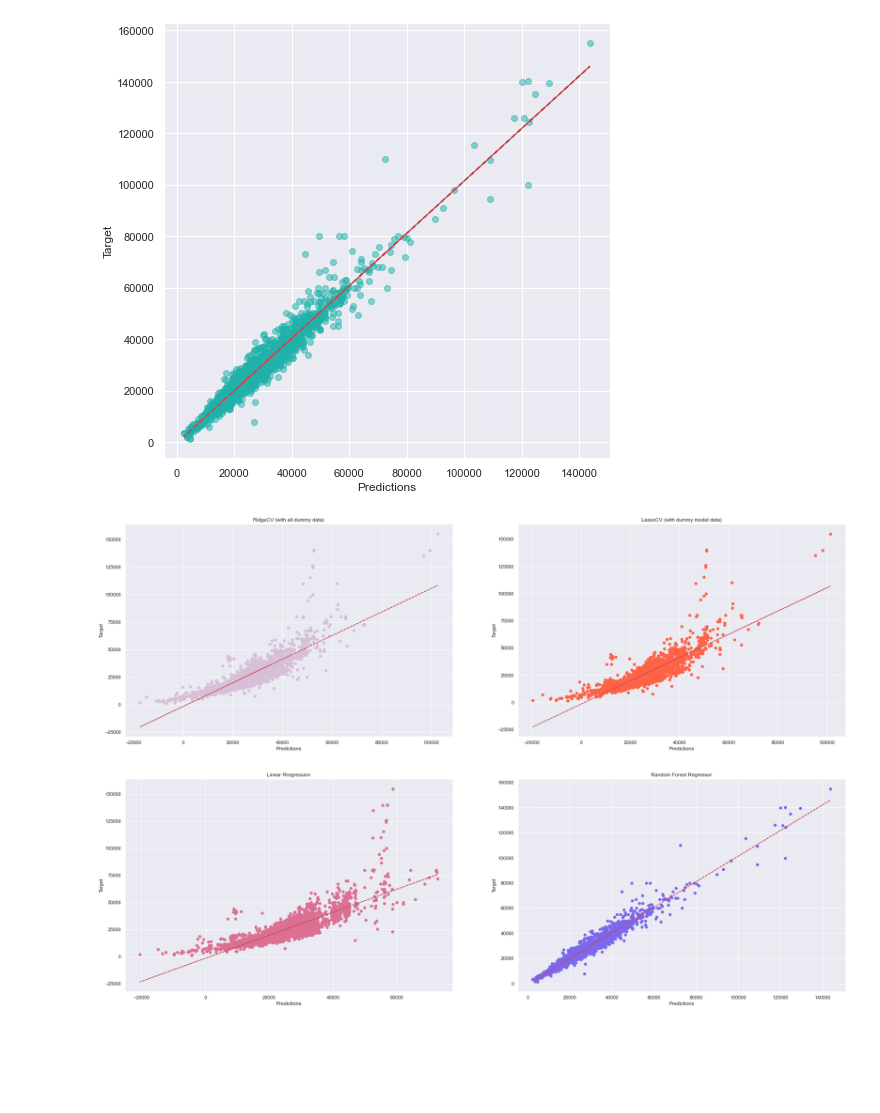
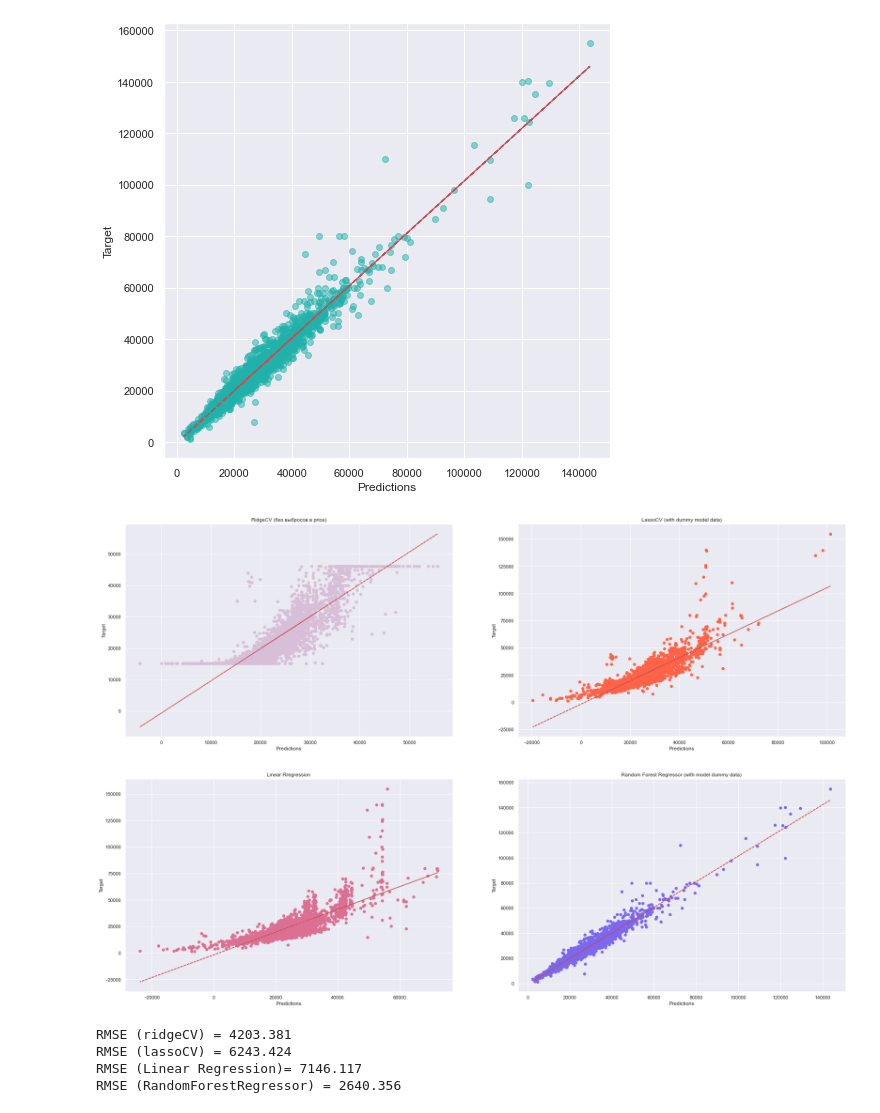
Before and after one commit to anasatasiyazyamzina/AID_2021, a Jupyter notebook: 3/Hometask 3 - Car price prediction.ipynb, the cells around one changed output. Cells and saved outputs as stored; diff of their text form; code cells hidden in the pictures; blank space fills up the shorter version.

```diff
--- a/3/Hometask 3 - Car price prediction.ipynb
+++ b/3/Hometask 3 - Car price prediction.ipynb
@@ -108,9 +129,9 @@ from sklearn.preprocessing import StandardScaler
 
 from sklearn.model_selection import train_test_split
 # %%
-X, Y = auto_data.drop(['price', 'model','transmission','fuelType'], axis=1), auto_data['price']
+X, Y = auto_data.drop(['price', 'model','transmission','fuelType','tax','mpg'], axis=1), auto_data['price']
 # %%
-X_train, X_test, Y_train, Y_test = train_test_split(X, Y, test_size=0.3, random_state=10)
+X_train, X_test, Y_train, Y_test_simpleR = train_test_split(X, Y, test_size=0.3, random_state=10)
 # %%
 X_train
 # %% [output]
@@ -414,7 +443,7 @@ print (f'RMSE = {round(metrics.mean_squared_error(Y_test, predictions_ridge, squ
 # %% [output]
 RMSE = 6007.52
 # %%
-alphas = np.linspace(1, 20, 100)
+alphas = np.linspace(1, 20, 1000)
 model_ridgeCV = RidgeCV(alphas=alphas)
 
 model_ridgeCV.fit(X_train_scaled, Y_train)
@@ -442,20 +458,15 @@ plt.scatter(model_ridgeCV.predict(X_test_scaled), Y_test)
 auto_data_dummy['price'] = auto_data_dummy.price.clip(lower=auto_data_dummy.price.quantile(0.15), upper=auto_data_dummy.price.quantile(0.95))
 
 X, Y = auto_data_dummy.drop(['price'], axis=1), auto_data_dummy['price']
-X_train, X_test, Y_train, Y_test = train_test_split(X, Y, test_size=0.3, random_state = 10)
+X_train, X_test, Y_train, Y_test_ridgeCV = train_test_split(X, Y, test_size=0.3, random_state = 10)
 X_train_scaled = std_scaler.fit_transform(X_train)
 X_test_scaled = std_scaler.transform(X_test)
-print (f'RMSE (ridge) = {round(metrics.mean_squared_error(Y_test,model_ridge.predict(X_test_scaled), squared=False), 3)}')
-print (f'RMSE (ridge_CV) = {round(metrics.mean_squared_error(Y_test,model_ridge.predict(X_test_scaled), squared=False), 3)}')
 
+s = np.linspace(1, 20, 100)
+model_ridgeCV = RidgeCV(alphas=alphas)
 
+model_ridgeCV.fit(X_train_scaled, Y_train)
+predictions_ridgeCV = model_ridgeCV.predict(X_test_scaled)
 
-plt.figure(figsize=(20,19))
-
-plt.subplot(321)
-plt.scatter(model_ridge.predict(X_test_scaled), Y_test, color='#ffb6c1')
-
-
-plt.subplot(322)
-plt.scatter(model_ridgeCV.predict(X_test_scaled), Y_test)
+print (f'RMSE = {round(metrics.mean_squared_error(Y_test_ridgeCV, predictions_ridgeCV, squared=False), 3)}')
 # %% [output]
@@ -551,36 +554,46 @@ plt.plot(predictions,p(predictions),"r--")
 # %%
 fig = plt.figure(figsize=(30, 20))
 
 ax = fig.add_subplot(2,2,1)
 ax2 = fig.add_subplot(2,2,2)
 ax3 = fig.add_subplot(2,2,3)
 ax4 = fig.add_subplot(2,2,4)
 
-ax.scatter(predictions_ridgeCV, Y_test ,color='#D8BFD8')
-ax.set(title='RidgeCV (with all dummy data)',ylabel="Target", xlabel="Predictions")
-z = np.polyfit(predictions_ridgeCV, Y_test, 1)
+ax.scatter(predictions_ridgeCV, Y_test_ridgeCV ,color='#D8BFD8')
+ax.set(title='RidgeCV (без выбросов в price)',ylabel="Target", xlabel="Predictions")
+z = np.polyfit(predictions_ridgeCV, Y_test_ridgeCV, 1)
 p = np.poly1d(z)
 ax.plot(predictions_ridgeCV,p(predictions_ridgeCV),"r--")
 
 
-ax2.scatter(predictions_lassoCV, Y_test,color='#FF6347')
+ax2.scatter(predictions_lassoCV, Y_test_lassoCV,color='#FF6347')
 ax2.set(title='LassoCV (with dummy model data)',ylabel="Target", xlabel="Predictions")
-z = np.polyfit(predictions_lassoCV, Y_test, 1)
+z = np.polyfit(predictions_lassoCV, Y_test_lassoCV, 1)
 p = np.poly1d(z)
 ax2.plot(predictions_lassoCV,p(predictions_lassoCV),"r--")
 
-ax3.scatter(simple_LR_predictions,Y_test, color='#DB7093')
+ax3.scatter(simple_LR_predictions,Y_test_simpleR, color='#DB7093')
 ax3.set(title='Linear Rregression',ylabel="Target", xlabel="Predictions")
-z = np.polyfit(simple_LR_predictions, Y_test, 1)
+z = np.polyfit(simple_LR_predictions, Y_test_simpleR, 1)
 p = np.poly1d(z)
 ax3.plot(simple_LR_predictions,p(simple_LR_predictions),"r--")
 
 ax4.scatter(predictions, Y_test,color='#7B68EE')
-ax4.set(title='Random Forest Regressor',ylabel="Target", xlabel="Predictions")
+ax4.set(title='Random Forest Regressor (with model dummy data)',ylabel="Target", xlabel="Predictions")
 z = np.polyfit(predictions, Y_test, 1)
 p = np.poly1d(z)
 ax4.plot(predictions,p(predictions),"r--")
 
 plt.show()
 # %% [output]
-[figure, old version]
+[figure, new version]
+# %%
+print (f'RMSE (ridgeCV) = {round(metrics.mean_squared_error(Y_test_ridgeCV, predictions_ridgeCV, squared=False), 3)}')
+print (f'RMSE (lassoCV) = {round(metrics.mean_squared_error(Y_test_lassoCV,predictions_lassoCV, squared=False), 3)}')
+print (f'RMSE (Linear Regression)= {round(metrics.mean_squared_error(Y_test_simpleR, simple_LR_predictions,squared=False), 3)}')
+print (f'RMSE (RandomForestRegressor) = {round(metrics.mean_squared_error(Y_test, predictions, squared=False), 3)}')
+# %% [output]
+RMSE (ridgeCV) = 4203.381
+RMSE (lassoCV) = 6243.424
+RMSE (Linear Regression)= 7146.117
+RMSE (RandomForestRegressor) = 2640.356
```
Also changed, not shown: parts of 27 cells of this notebook.
